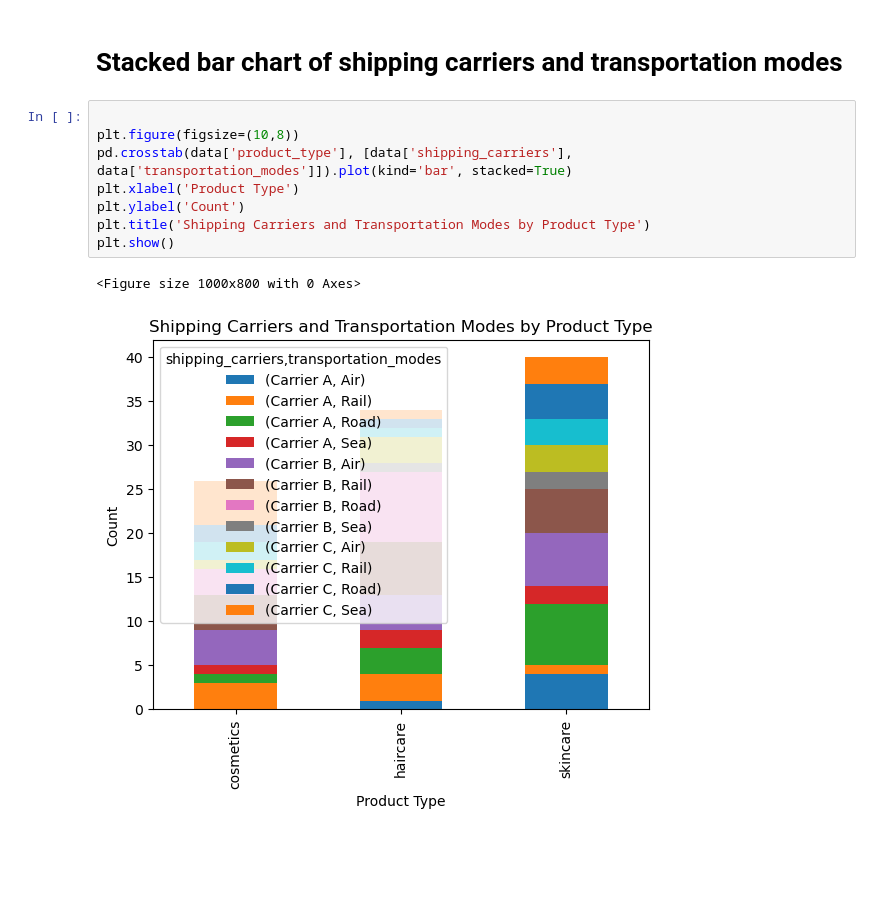
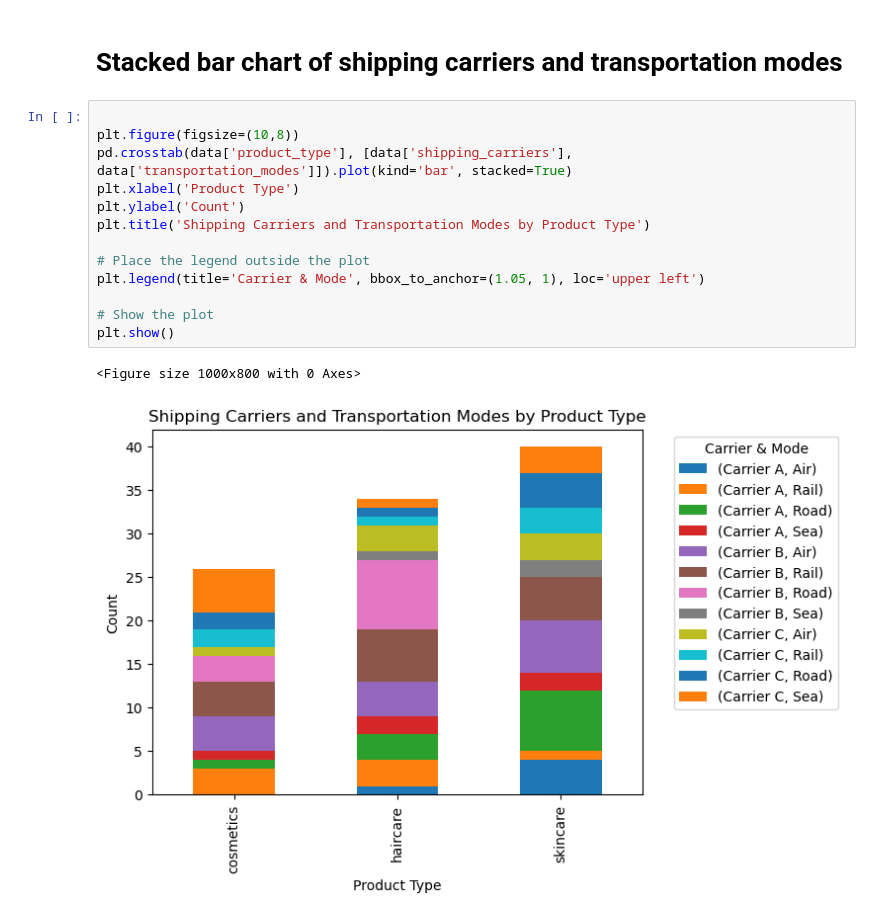
Before and after one commit to ram-polisetti/DataScience, a Jupyter notebook: Supplychain Projects/Visualization Projects/SupplychainDataInsights/supplychaindatainsightsvisualization.ipynb, the cells around one changed output. Drawn from its saved outputs; the diff is of its cells as text; blank space fills up the shorter version.

Commit message:
shipping carriers stacked bar graph

```diff
--- a/Supplychain Projects/Visualization Projects/SupplychainDataInsights/supplychaindatainsightsvisualization.ipynb
+++ b/Supplychain Projects/Visualization Projects/SupplychainDataInsights/supplychaindatainsightsvisualization.ipynb
@@ -289,11 +289,16 @@ plt.show()
 # %%
 
 plt.figure(figsize=(10,8))
 pd.crosstab(data['product_type'], [data['shipping_carriers'], data['transportation_modes']]).plot(kind='bar', stacked=True)
 plt.xlabel('Product Type')
 plt.ylabel('Count')
 plt.title('Shipping Carriers and Transportation Modes by Product Type')
+
+# Place the legend outside the plot
+plt.legend(title='Carrier & Mode', bbox_to_anchor=(1.05, 1), loc='upper left')
+
+# Show the plot
 plt.show()
 # %% [output]
 <Figure size 1000x800 with 0 Axes>
-[figure, old version]
+[figure, new version]
```
